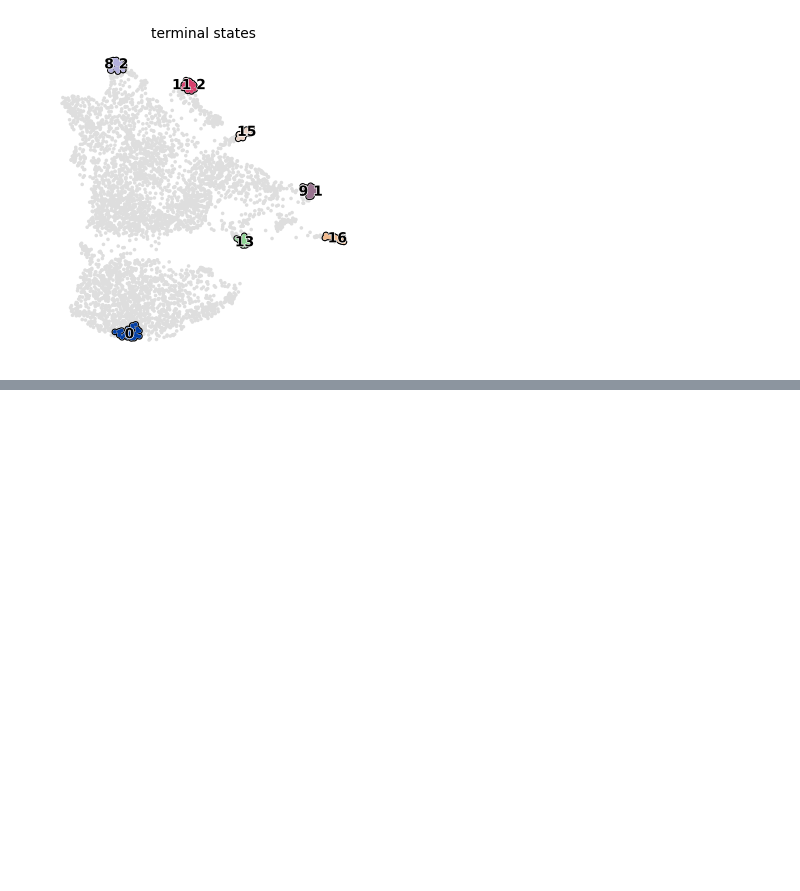
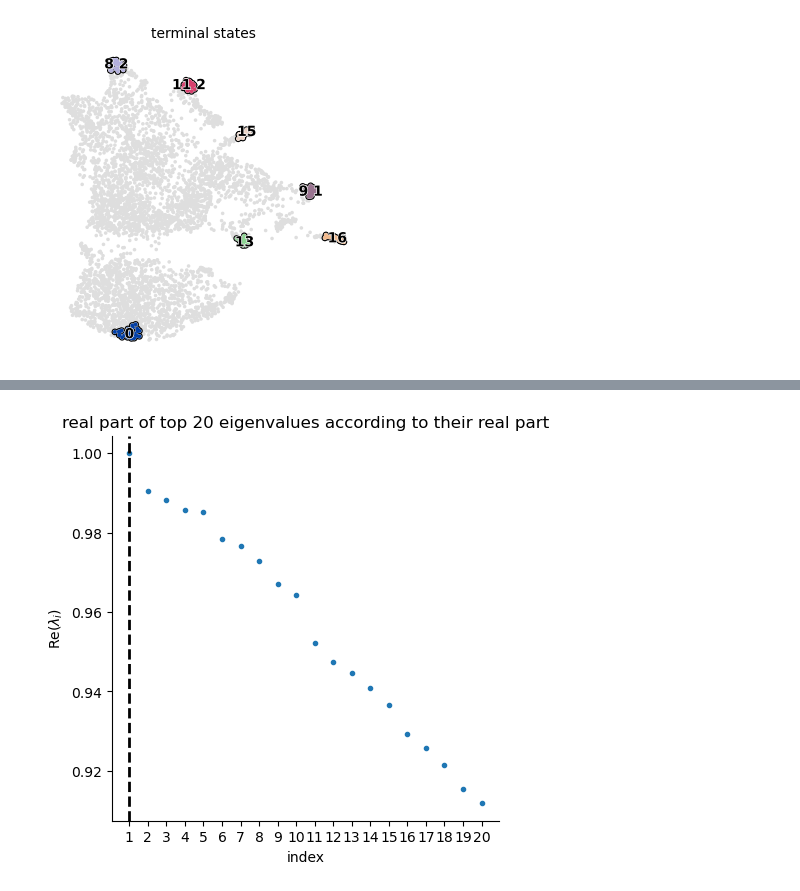
Before and after one commit to ifreyk/next_cell_state, a Jupyter notebook: notebooks/GSE104323_analysis.ipynb, the cells around one changed output, grey strips where cells are left out. Drawn from its saved outputs; the diff is of its cells as text; code cells hidden in the pictures; blank space fills up the shorter version.

```diff
--- a/notebooks/GSE104323_analysis.ipynb
+++ b/notebooks/GSE104323_analysis.ipynb
@@ -328,0 +320,8 @@ AnnData object with n_obs × n_vars = 4496 × 3000
+# %%
+ck = ConnectivityKernel(pseudotime_df).compute_transition_matrix()
+pk = PseudotimeKernel(pseudotime_df, time_key="palantir_pseudotime").compute_transition_matrix()
+combined_kernel = 0.8 * pk + 0.2 * ck
+
+# Initialize GPCCA
+print("Running GPCCA...")
+g = GPCCA(combined_kernel)
@@ -328,0 +337,5 @@ AnnData object with n_obs × n_vars = 4496 × 3000
+# %%
+g.compute_schur()
+g.plot_spectrum(real_only=True)
+# %% [output]
+[figure, added]
```
Also changed, not shown: parts of 16 cells of this notebook, 2 other files.
